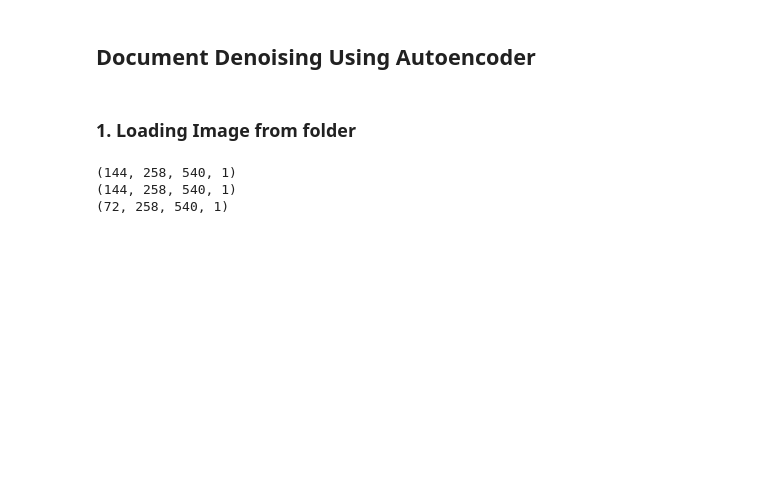
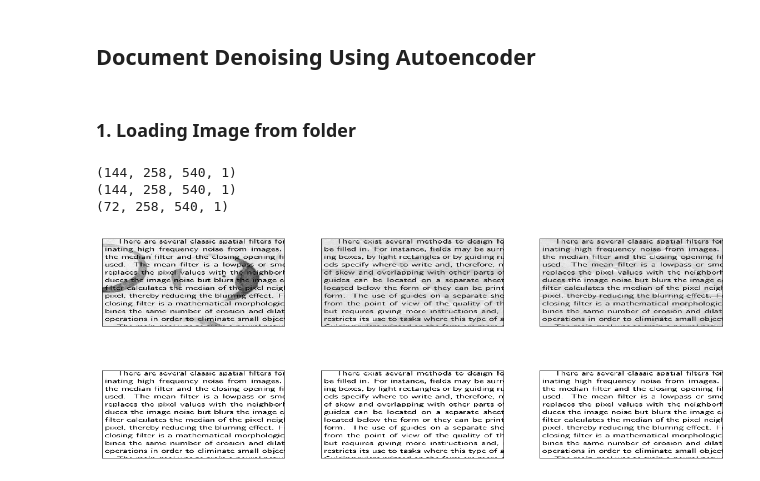
Before and after one commit to shubham-kothari/Document-Denoising-Using-Autoencoder, a Jupyter notebook: Document Denoising.ipynb, the cells around one changed output. Drawn from its saved outputs; the diff is of its cells as text; code cells hidden in the pictures; blank space fills up the shorter version.

```diff
--- a/Document Denoising.ipynb
+++ b/Document Denoising.ipynb
@@ -38,4 +40,16 @@ print(X_test_img.shape)
 (144, 258, 540, 1)
 (144, 258, 540, 1)
 (72, 258, 540, 1)
+# %%
+
+fig = plt.figure(figsize=(20,8))
+
+for i in range(3):
+    ax = fig.add_subplot(2, 3, i+1, xticks=[], yticks=[])
+    ax.imshow(X_train_img[8+i].reshape(258,540),cmap='gray')
+
+    ax = fig.add_subplot(2, 3, i+4 , xticks=[], yticks=[])
+    ax.imshow(y_train_img[8+i].reshape(258,540),cmap='gray')
+# %% [output]
+[figure, added]
 # %%
```
Also changed, not shown: parts of 13 cells of this notebook.
